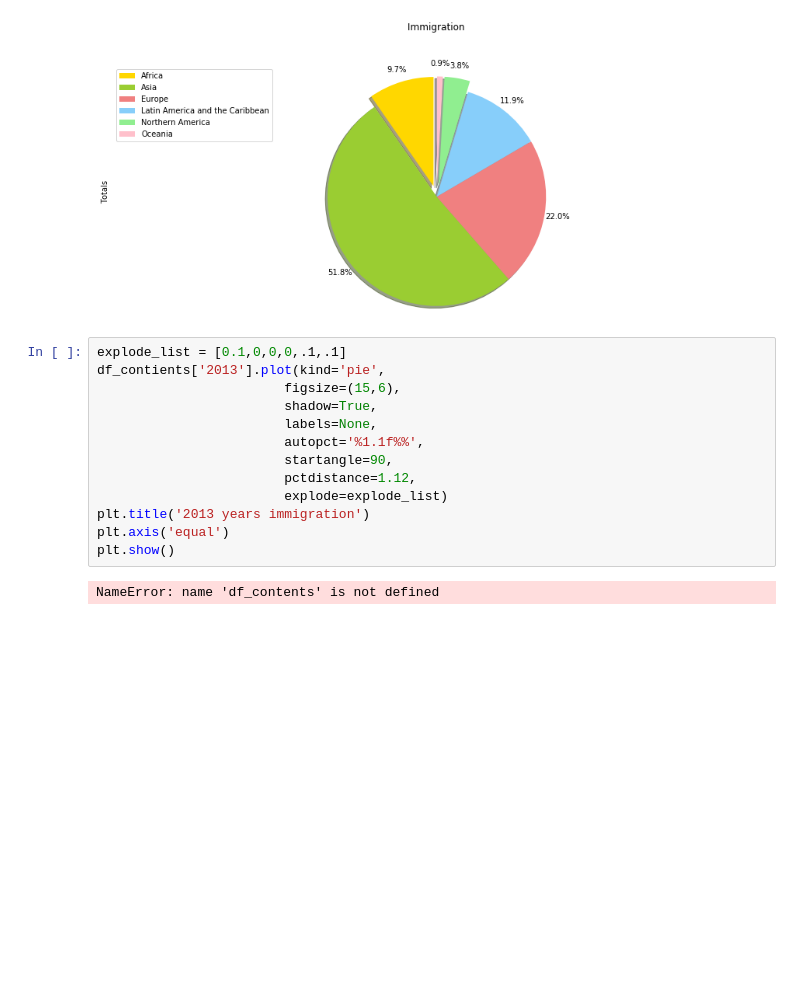
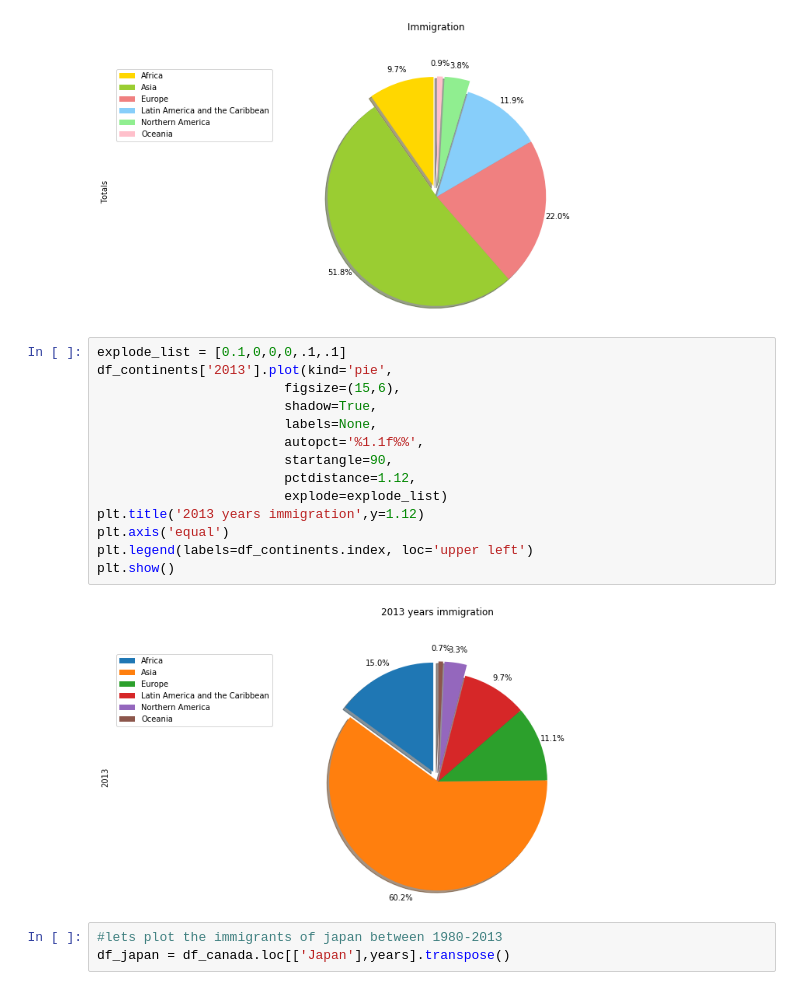
Before and after one commit to HridoyAlam/Data_Science, a Jupyter notebook: pieChart_BoxPlot_ScatterPlots_bubblePlots.ipynb, the cells around one changed output. Cells and saved outputs as stored; diff of their text form; blank space fills up the shorter version.

```diff
--- a/pieChart_BoxPlot_ScatterPlots_bubblePlots.ipynb
+++ b/pieChart_BoxPlot_ScatterPlots_bubblePlots.ipynb
@@ -110,16 +110,20 @@ plt.show()
 [figure]
 # %%
 explode_list = [0.1,0,0,0,.1,.1]
-df_contients['2013'].plot(kind='pie',
+df_continents['2013'].plot(kind='pie',
                         figsize=(15,6),
                         shadow=True,
                         labels=None,
                         autopct='%1.1f%%',
                         startangle=90,
                         pctdistance=1.12,
                         explode=explode_list)
-plt.title('2013 years immigration')
+plt.title('2013 years immigration',y=1.12)
 plt.axis('equal')
+plt.legend(labels=df_continents.index, loc='upper left')
 plt.show()
 # %% [output]
-NameError: name 'df_contents' is not defined
+[figure, added]
+# %%
+#lets plot the immigrants of japan between 1980-2013
+df_japan = df_canada.loc[['Japan'],years].transpose()
```
Also changed, not shown: parts of 8 cells of this notebook.
